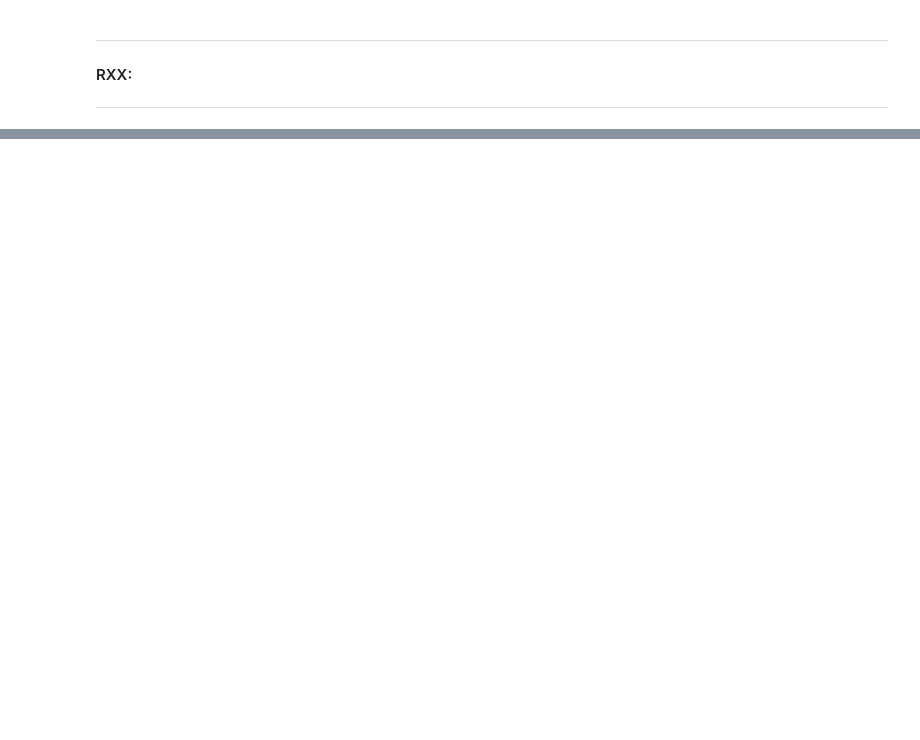
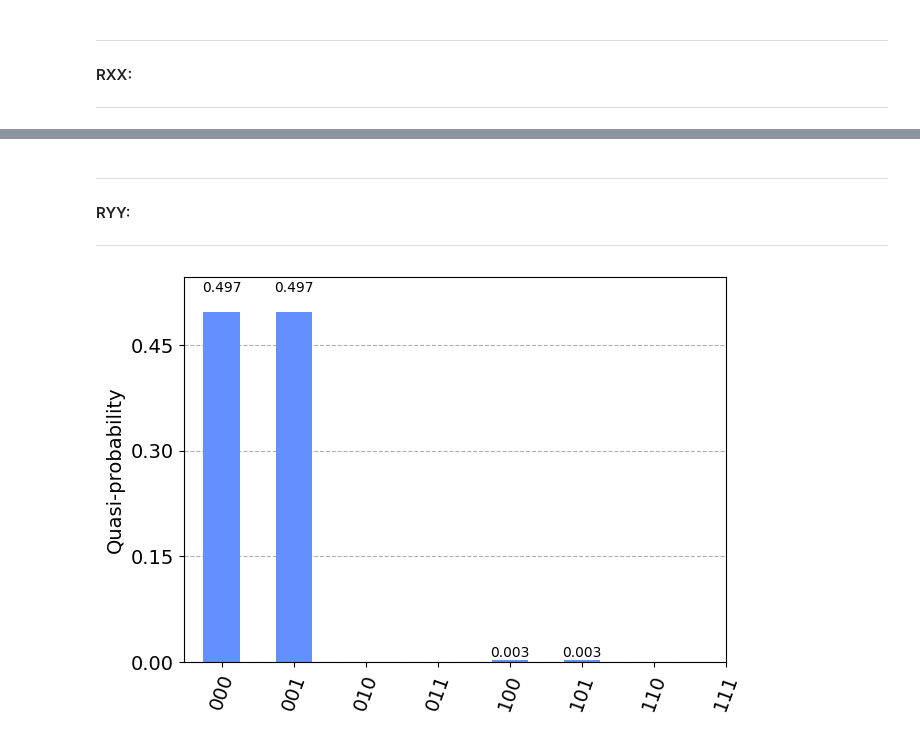
Before and after one commit to seba2390/SYMQcircuit, a Jupyter notebook: testing.ipynb, the cells around one changed output, grey strips where cells are left out. Drawn from its saved outputs; the diff is of its cells as text; code cells hidden in the pictures; blank space fills up the shorter version.

```diff
--- a/testing.ipynb
+++ b/testing.ipynb
@@ -261,0 +257,25 @@ tester[-(idx+1)]
+# %% [markdown]
+--------------
+#### RYY:
+--------------
+# %%
+size = 3
+test = QuantumCircuit(size)
+test.rz(1/3,1)
+test.h(0)
+test.ryy(theta=np.pi/21,qubit1=0,qubit2=2)
+
+
+test2 = SYMQCircuit(size)
+test2.add_rz(1,1/3)
+test2.add_h(0)
+test2.add_ryy(qubit_1=0,qubit_2=2, angle=np.pi/21)
+
+
+if not np.allclose(qiskit.quantum_info.Operator(test).data,test2.get_circuit_unitary()):
+    raise ArithmeticError("Qiskit circuit unitary is different from own impl.")
+
+probabilities = test2.get_state_probabilities()
+plot_histogram(probabilities)
+# %% [output]
+[figure, added]
```
Also changed, not shown: parts of 24 cells of this notebook, 2 other files.
